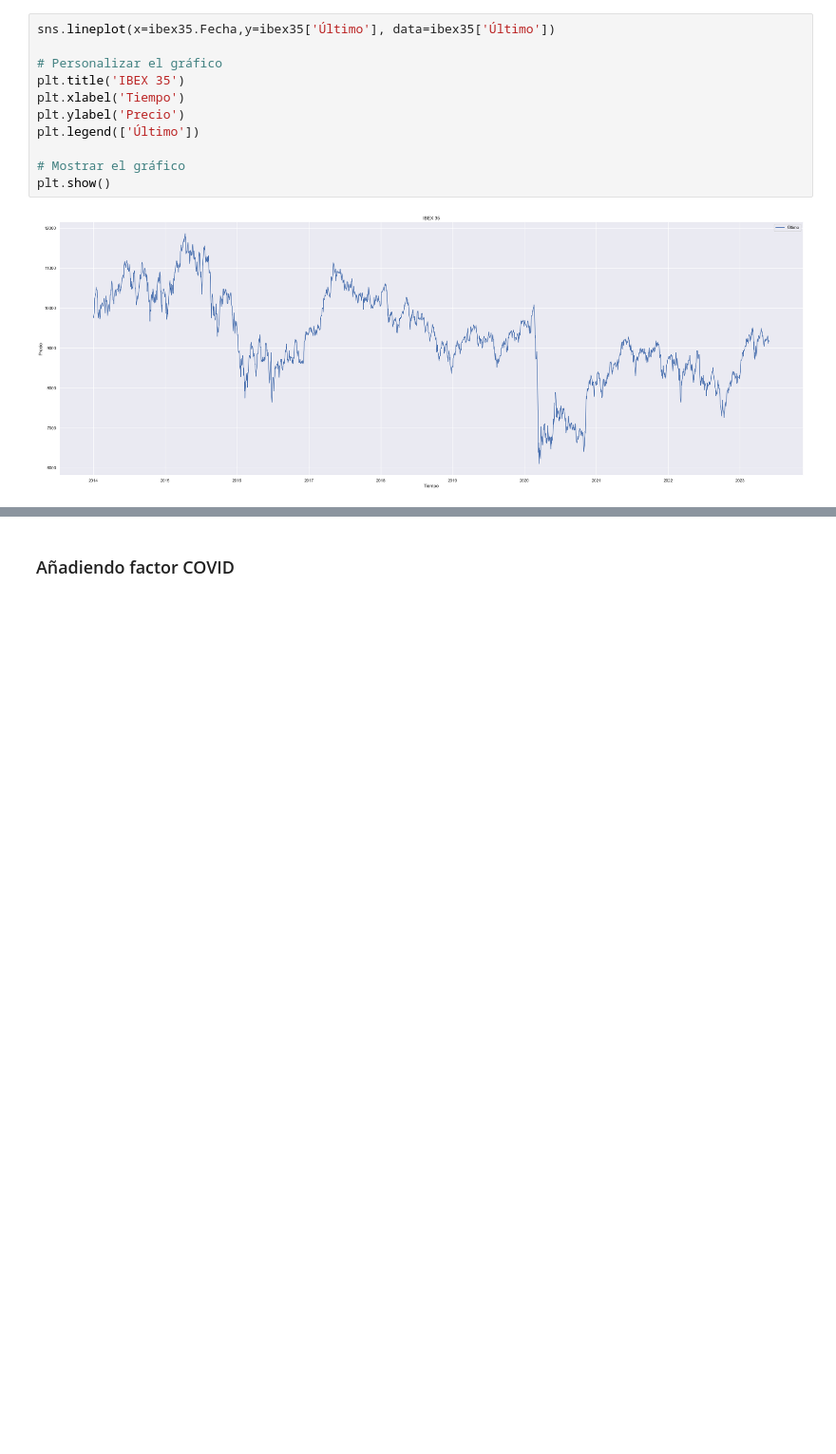
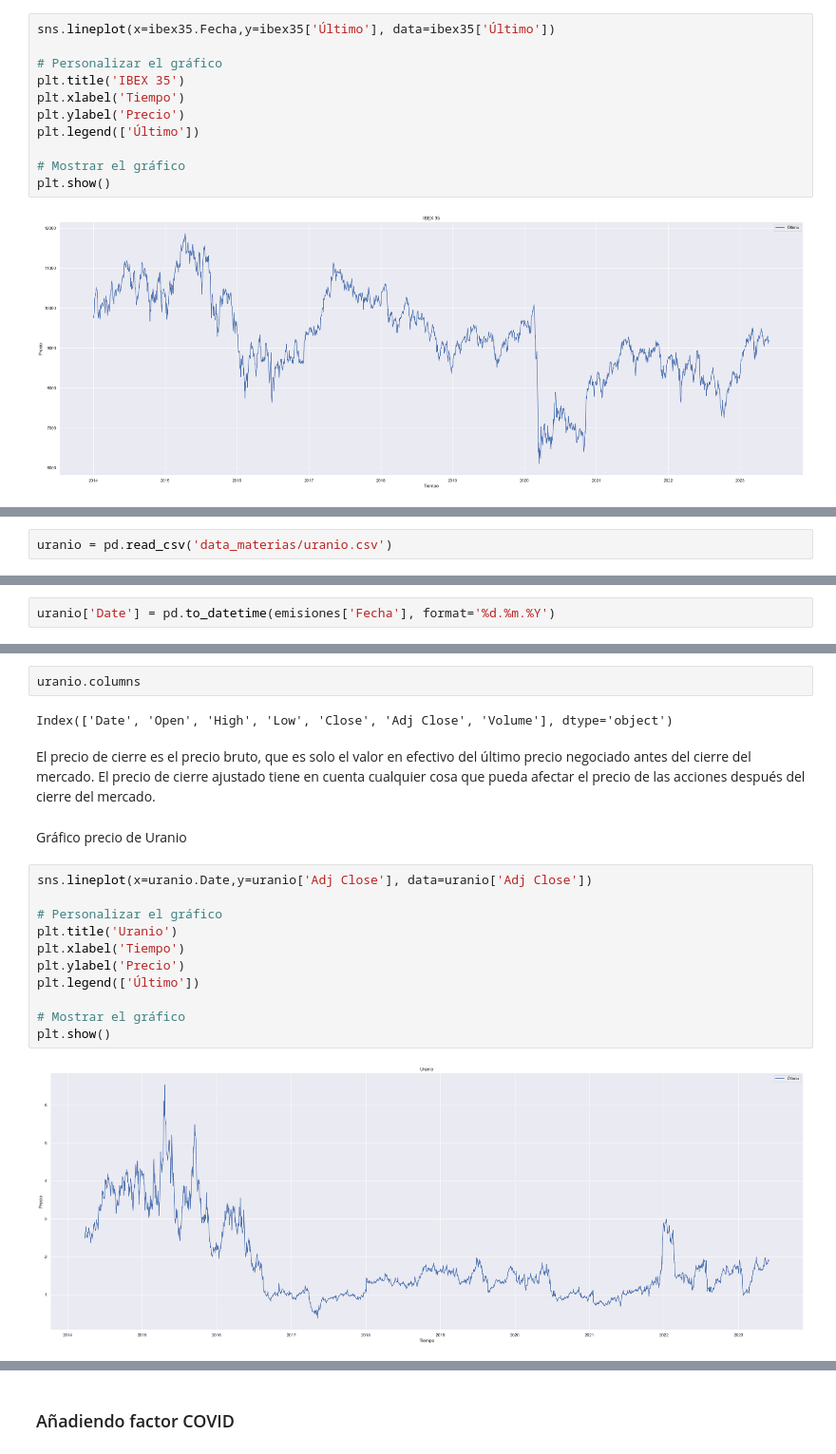
Before and after one commit to carolinariveraa/proyecto_final, a Jupyter notebook: days_2014-2023.ipynb, the cells around one changed output, grey strips where cells are left out. Shown at 95% size. Drawn from its saved outputs; the diff is of its cells as text; blank space fills up the shorter version.

Commit message:
cotización uranio

```diff
--- a/days_2014-2023.ipynb
+++ b/days_2014-2023.ipynb
@@ -416,0 +405,2 @@ plt.show()
+# %%
+uranio = pd.read_csv('data_materias/uranio.csv')
@@ -416,0 +416,2 @@ plt.show()
+# %%
+uranio['Date'] = pd.to_datetime(emisiones['Fecha'], format='%d.%m.%Y')
@@ -416,0 +435,21 @@ plt.show()
+# %%
+uranio.columns
+# %% [output]
+Index(['Date', 'Open', 'High', 'Low', 'Close', 'Adj Close', 'Volume'], dtype='object')
+# %% [markdown]
+El precio de cierre es el precio bruto, que es solo el valor en efectivo del último precio negociado antes del cierre del mercado. El precio de cierre ajustado tiene en cuenta cualquier cosa que pueda afectar el precio de las acciones después del cierre del mercado.
+# %% [markdown]
+Gráfico precio de Uranio
+# %%
+sns.lineplot(x=uranio.Date,y=uranio['Adj Close'], data=uranio['Adj Close'])
+
+# Personalizar el gráfico
+plt.title('Uranio')
+plt.xlabel('Tiempo')
+plt.ylabel('Precio')
+plt.legend(['Último'])
+
+# Mostrar el gráfico
+plt.show()
+# %% [output]
+[figure, added]
```
Also changed, not shown: parts of 5 cells of this notebook, 1 other file.
